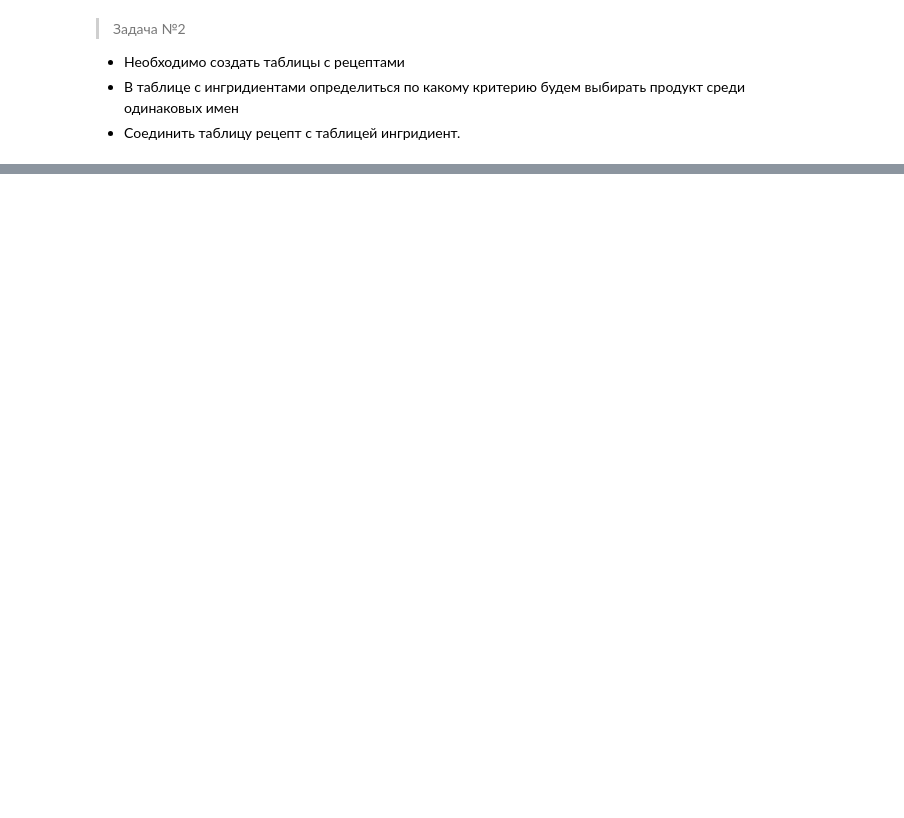
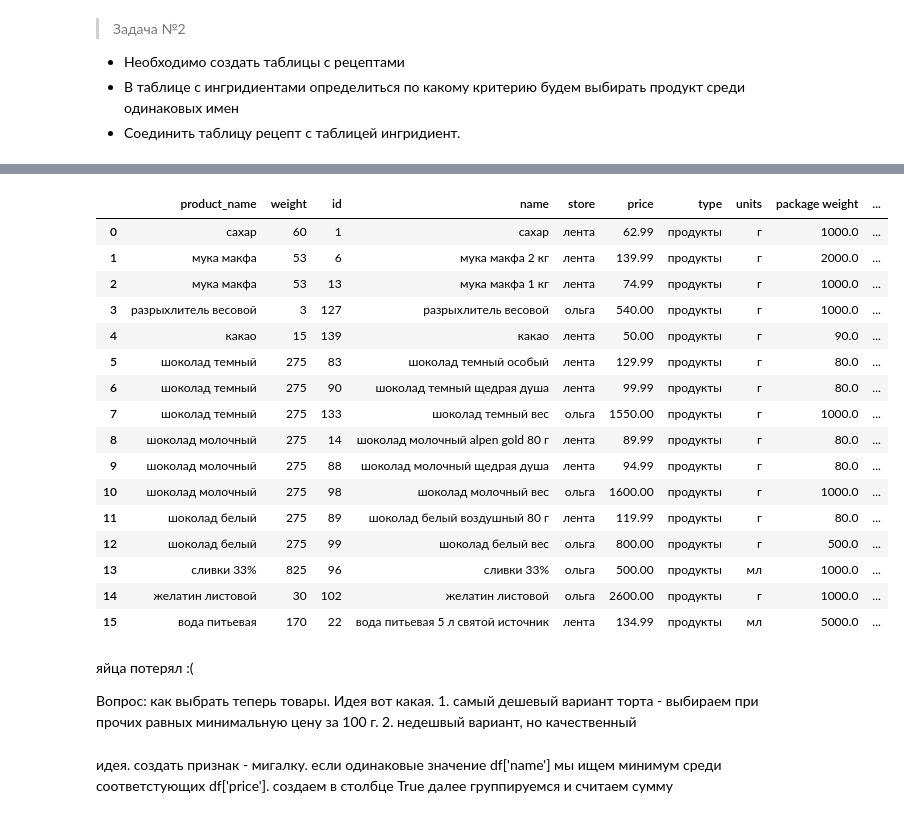
Before and after one commit to vavilove001-lab/project_cakes_cust, a Jupyter notebook: project_cakes_cust.ipynb, the cells around one changed output, grey strips where cells are left out. Drawn from its saved outputs; the diff is of its cells as text; code cells hidden in the pictures; blank space fills up the shorter version.

```diff
--- a/project_cakes_cust.ipynb
+++ b/project_cakes_cust.ipynb
@@ -141,0 +118,7 @@ data[data['type'] == 'продукты'].sort_values(by=['name','price for unit'
+# %%
+data['work_name'] = data['name'].apply(rename)
+# %%
+mask3 = data['type']=='продукты'
+mask4 = (data['store'] == 'лента') | (data['store'] == 'ольга')
+#mask5 = data['store'] == 'ольга'
+table_product = data[mask3 & mask4]
@@ -144,3 +163,5 @@ data[data['type'] == 'продукты'].sort_values(by=['name','price for unit'
 * Необходимо создать таблицы с рецептами
 * В таблице с ингридиентами определиться по какому критерию будем выбирать продукт среди одинаковых имен
 * Соединить таблицу рецепт с таблицей ингридиент.
+# %%
+recept_3_choco = pd.read_csv('data/3 шоколада.csv', sep = ',')
@@ -146,0 +183,34 @@ data[data['type'] == 'продукты'].sort_values(by=['name','price for unit'
+# %%
+price_for_3choco = recept_3_choco.merge(
+    table_product,
+    left_on='product_name',
+    right_on = 'work_name',
+    how='inner'
+)
+# %%
+price_for_3choco
+# %% [output]
+|  | product_name | weight | id | name | store | price | type | units | package weight | ... |
+| 0 | сахар | 60 | 1 | сахар | лента | 62.99 | продукты | г | 1000.0 | ... |
+| 1 | мука макфа | 53 | 6 | мука макфа 2 кг | лента | 139.99 | продукты | г | 2000.0 | ... |
+| 2 | мука макфа | 53 | 13 | мука макфа 1 кг | лента | 74.99 | продукты | г | 1000.0 | ... |
+| 3 | разрыхлитель весовой | 3 | 127 | разрыхлитель весовой | ольга | 540.00 | продукты | г | 1000.0 | ... |
+| 4 | какао | 15 | 139 | какао | лента | 50.00 | продукты | г | 90.0 | ... |
+| 5 | шоколад темный | 275 | 83 | шоколад темный особый | лента | 129.99 | продукты | г | 80.0 | ... |
+| 6 | шоколад темный | 275 | 90 | шоколад темный щедрая душа | лента | 99.99 | продукты | г | 80.0 | ... |
+| 7 | шоколад темный | 275 | 133 | шоколад темный вес | ольга | 1550.00 | продукты | г | 1000.0 | ... |
+| 8 | шоколад молочный | 275 | 14 | шоколад молочный alpen gold 80 г | лента | 89.99 | продукты | г | 80.0 | ... |
+| 9 | шоколад молочный | 275 | 88 | шоколад молочный щедрая душа | лента | 94.99 | продукты | г | 80.0 | ... |
+| 10 | шоколад молочный | 275 | 98 | шоколад молочный вес | ольга | 1600.00 | продукты | г | 1000.0 | ... |
+| 11 | шоколад белый | 275 | 89 | шоколад белый воздушный 80 г | лента | 119.99 | продукты | г | 80.0 | ... |
+| 12 | шоколад белый | 275 | 99 | шоколад белый вес | ольга | 800.00 | продукты | г | 500.0 | ... |
+| 13 | сливки 33% | 825 | 96 | сливки 33% | ольга | 500.00 | продукты | мл | 1000.0 | ... |
+| 14 | желатин листовой | 30 | 102 | желатин листовой | ольга | 2600.00 | продукты | г | 1000.0 | ... |
+| 15 | вода питьевая | 170 | 22 | вода питьевая 5 л святой источник | лента | 134.99 | продукты | мл | 5000.0 | ... |
+# %% [markdown]
+яйца потерял :(
+
+Вопрос: как выбрать теперь товары. Идея вот какая. 1. самый дешевый вариант торта - выбираем при прочих равных минимальную цену за 100 г. 2. недешвый вариант, но качественный
+# %% [markdown]
+идея. создать признак - мигалку. если одинаковые значение df['name'] мы ищем минимум среди соответстующих df['price']. создаем в столбце True
+далее группируемся и считаем сумму
```
Also changed, not shown: parts of 9 cells of this notebook.
